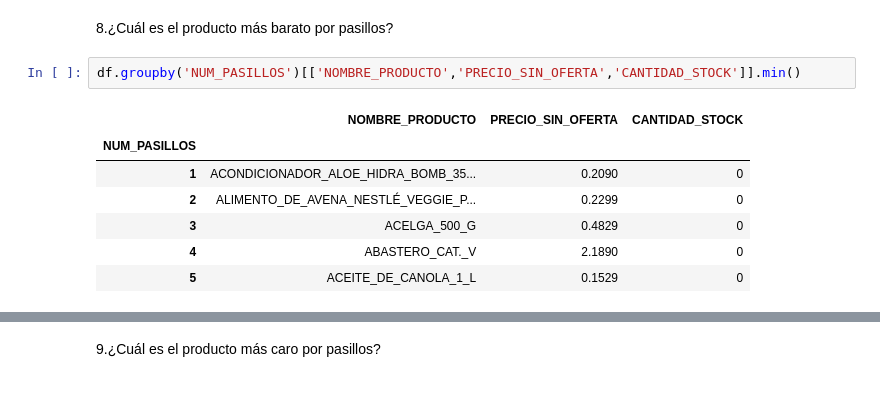
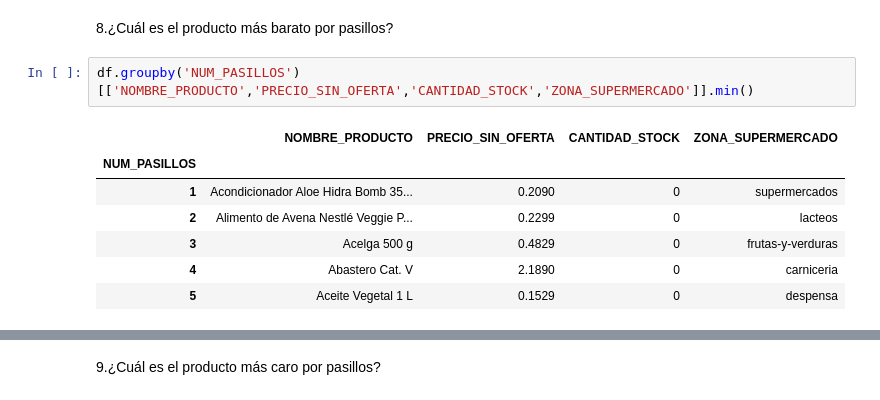
Before and after one commit to Bubu52/AMACOR_SUPERMARKET, a Jupyter notebook: Preguntas resueltas v.1.1.ipynb, the cells around one changed output, grey strips where cells are left out. Drawn from its saved outputs; the diff is of its cells as text.

```diff
--- a/Preguntas resueltas v.1.1.ipynb
+++ b/Preguntas resueltas v.1.1.ipynb
@@ -281,12 +296,12 @@ En total, el cliente se estaria ahorrando un total de "1367.42"€.Este valor re
 # %% [markdown]
 8.¿Cuál es el producto más barato por pasillos?
 # %%
-df.groupby('NUM_PASILLOS')[['NOMBRE_PRODUCTO','PRECIO_SIN_OFERTA','CANTIDAD_STOCK']].min()
+df.groupby('NUM_PASILLOS')[['NOMBRE_PRODUCTO','PRECIO_SIN_OFERTA','CANTIDAD_STOCK','ZONA_SUPERMERCADO']].min()
 # %% [output]
-|  | NOMBRE_PRODUCTO | PRECIO_SIN_OFERTA | CANTIDAD_STOCK |
-| NUM_PASILLOS |  |  |  |
-| 1 | ACONDICIONADOR_ALOE_HIDRA_BOMB_35... | 0.2090 | 0 |
-| 2 | ALIMENTO_DE_AVENA_NESTLÉ_VEGGIE_P... | 0.2299 | 0 |
-| 3 | ACELGA_500_G | 0.4829 | 0 |
-| 4 | ABASTERO_CAT._V | 2.1890 | 0 |
-| 5 | ACEITE_DE_CANOLA_1_L | 0.1529 | 0 |
+|  | NOMBRE_PRODUCTO | PRECIO_SIN_OFERTA | CANTIDAD_STOCK | ZONA_SUPERMERCADO |
+| NUM_PASILLOS |  |  |  |  |
+| 1 | Acondicionador Aloe Hidra Bomb 35... | 0.2090 | 0 | supermercados |
+| 2 | Alimento de Avena Nestlé Veggie P... | 0.2299 | 0 | lacteos |
+| 3 | Acelga 500 g | 0.4829 | 0 | frutas-y-verduras |
+| 4 | Abastero Cat. V | 2.1890 | 0 | carniceria |
+| 5 | Aceite Vegetal 1 L | 0.1529 | 0 | despensa |
```
Also changed, not shown: parts of 17 cells of this notebook.
